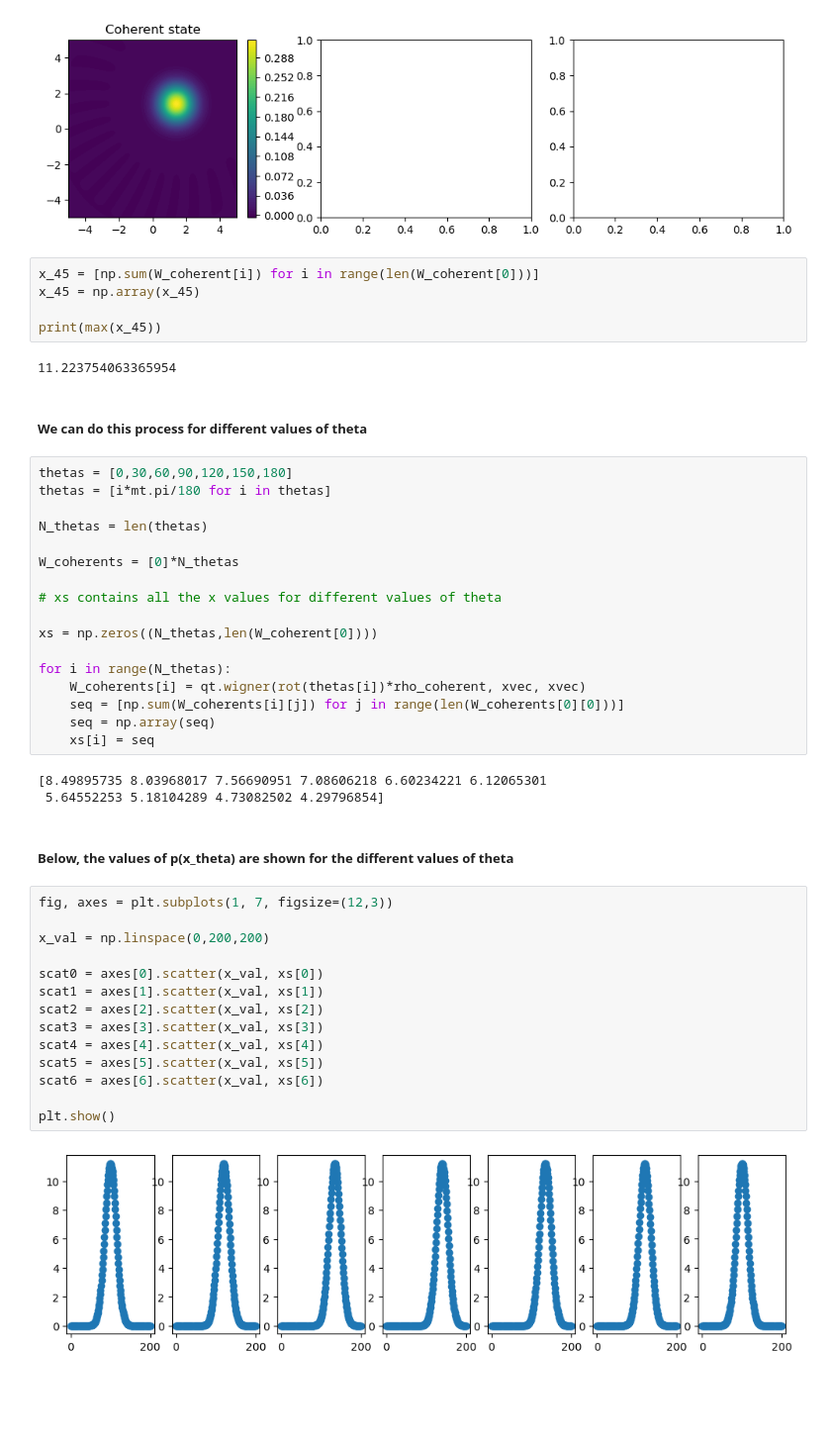
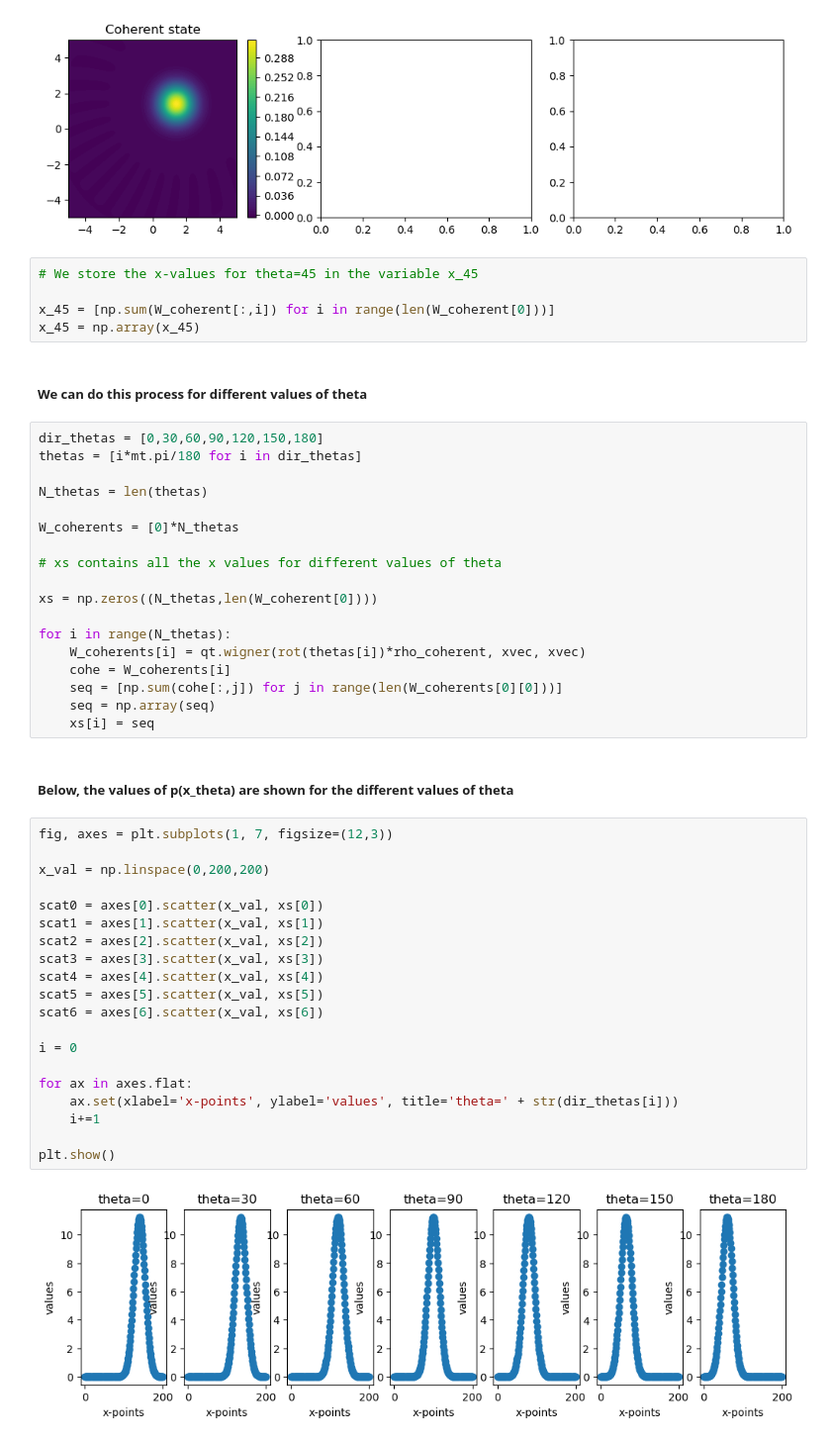
Before and after one commit to Rasmus9023/Homodyne-Tomography, a Jupyter notebook: prob_theta.ipynb, the cells around one changed output. Shown: that part at 99% size. Cells and saved outputs as stored; diff of their text form; blank space fills up the shorter version.

```diff
--- a/prob_theta.ipynb
+++ b/prob_theta.ipynb
@@ -78,17 +72,15 @@ plt.show()
 # %% [output]
 [figure]
 # %%
-x_45 = [np.sum(W_coherent[i]) for i in range(len(W_coherent[0]))]
+# We store the x-values for theta=45 in the variable x_45
+
+x_45 = [np.sum(W_coherent[:,i]) for i in range(len(W_coherent[0]))]
 x_45 = np.array(x_45)
-
-print(max(x_45))
-# %% [output]
-11.223754063365954
 # %% [markdown]
 ##### We can do this process for different values of theta
 # %%
-thetas = [0,30,60,90,120,150,180]
-thetas = [i*mt.pi/180 for i in thetas]
+dir_thetas = [0,30,60,90,120,150,180]
+thetas = [i*mt.pi/180 for i in dir_thetas]
 
 N_thetas = len(thetas)
 
@@ -100,28 +92,32 @@ xs = np.zeros((N_thetas,len(W_coherent[0])))
 
 for i in range(N_thetas):
     W_coherents[i] = qt.wigner(rot(thetas[i])*rho_coherent, xvec, xvec)
-    seq = [np.sum(W_coherents[i][j]) for j in range(len(W_coherents[0][0]))]
+    cohe = W_coherents[i]
+    seq = [np.sum(cohe[:,j]) for j in range(len(W_coherents[0][0]))]
     seq = np.array(seq)
     xs[i] = seq
-# %% [output]
-[8.49895735 8.03968017 7.56690951 7.08606218 6.60234221 6.12065301
- 5.64552253 5.18104289 4.73082502 4.29796854]
 # %% [markdown]
 ##### Below, the values of p(x_theta) are shown for the different values of theta
 # %%
 fig, axes = plt.subplots(1, 7, figsize=(12,3))
 
 x_val = np.linspace(0,200,200)
 
 scat0 = axes[0].scatter(x_val, xs[0])
 scat1 = axes[1].scatter(x_val, xs[1])
 scat2 = axes[2].scatter(x_val, xs[2])
 scat3 = axes[3].scatter(x_val, xs[3])
 scat4 = axes[4].scatter(x_val, xs[4])
 scat5 = axes[5].scatter(x_val, xs[5])
 scat6 = axes[6].scatter(x_val, xs[6])
 
+i = 0
+
+for ax in axes.flat:
+    ax.set(xlabel='x-points', ylabel='values', title='theta=' + str(dir_thetas[i]))
+    i+=1
+
 plt.show()
 # %% [output]
-[figure, old version]
+[figure, new version]
 # %% [markdown]
```
Also changed, not shown: parts of 6 cells of this notebook.
